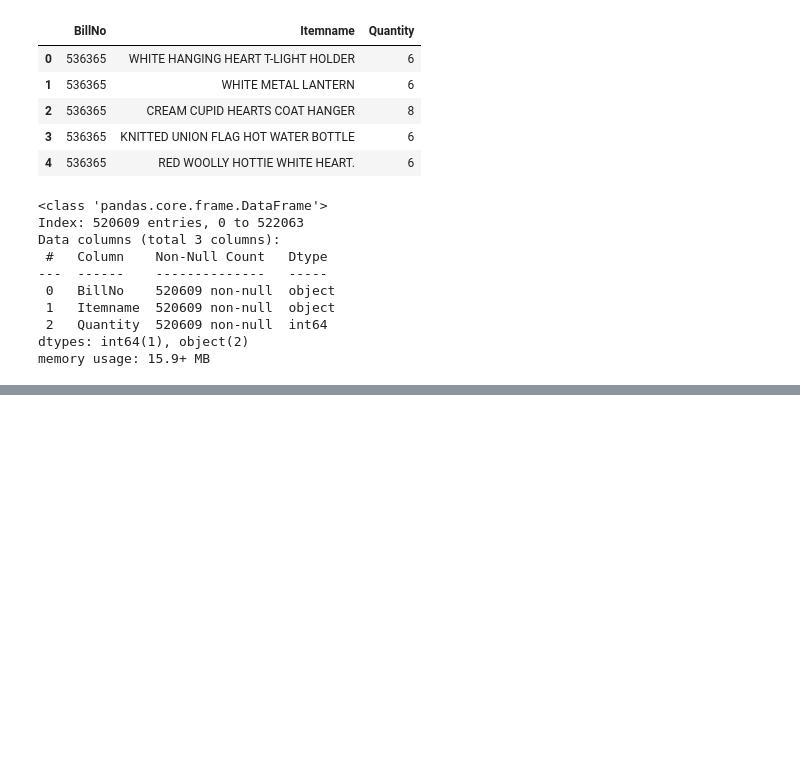
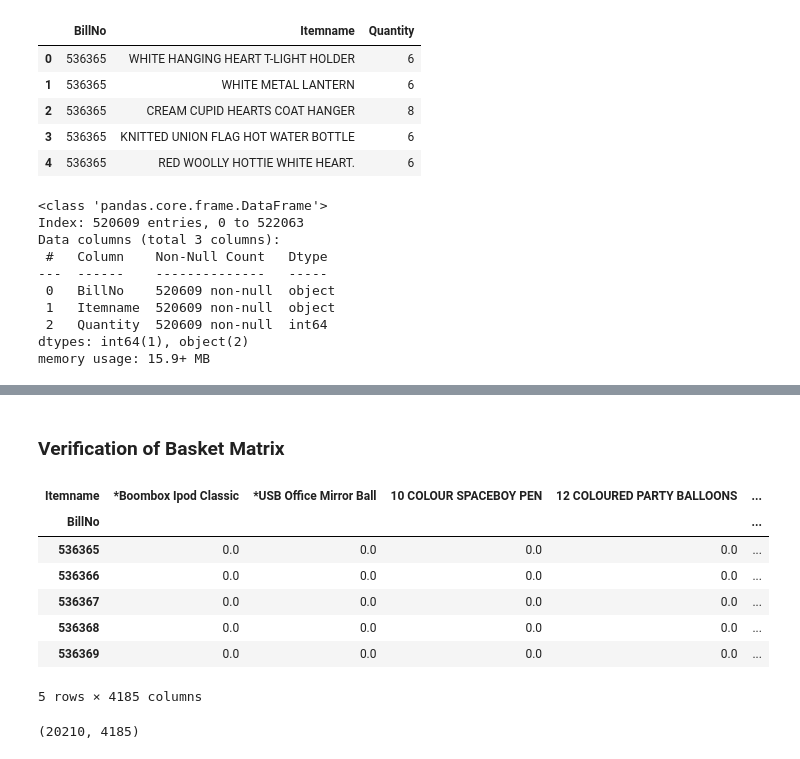
Before and after one commit to lma0lollipop/Market-Basket-Analysis, a Jupyter notebook: market-basket-analysis.ipynb, the cells around one changed output, grey strips where cells are left out. Saved outputs shown, nothing was run; the diff lists cells and outputs as text; code cells hidden in the pictures; blank space fills up the shorter version.

Commit message:
Completed Data Preparation

```diff
--- a/market-basket-analysis.ipynb
+++ b/market-basket-analysis.ipynb
@@ -184,0 +191,7 @@ memory usage: 15.9+ MB
+# %%
+transaction_item = (
+    data
+    .groupby(["BillNo", "Itemname"])["Quantity"]
+    .sum()
+    .reset_index()
+)
@@ -184,0 +229,23 @@ memory usage: 15.9+ MB
+# %%
+basket = (
+    transaction_item
+    .pivot(index="BillNo", columns="Itemname", values="Quantity")
+    .fillna(0)
+)
+# %% [markdown]
+### Verification of Basket Matrix
+# %%
+basket.head()
+# %% [output]
+| Itemname | *Boombox Ipod Classic | *USB Office Mirror Ball | 10 COLOUR SPACEBOY PEN | 12 COLOURED PARTY BALLOONS | ... |
+| BillNo |  |  |  |  | ... |
+| 536365 | 0.0 | 0.0 | 0.0 | 0.0 | ... |
+| 536366 | 0.0 | 0.0 | 0.0 | 0.0 | ... |
+| 536367 | 0.0 | 0.0 | 0.0 | 0.0 | ... |
+| 536368 | 0.0 | 0.0 | 0.0 | 0.0 | ... |
+| 536369 | 0.0 | 0.0 | 0.0 | 0.0 | ... |
+5 rows × 4185 columns
+# %%
+basket.shape
+# %% [output]
+(20210, 4185)
```
Also changed, not shown: parts of 10 cells of this notebook.
